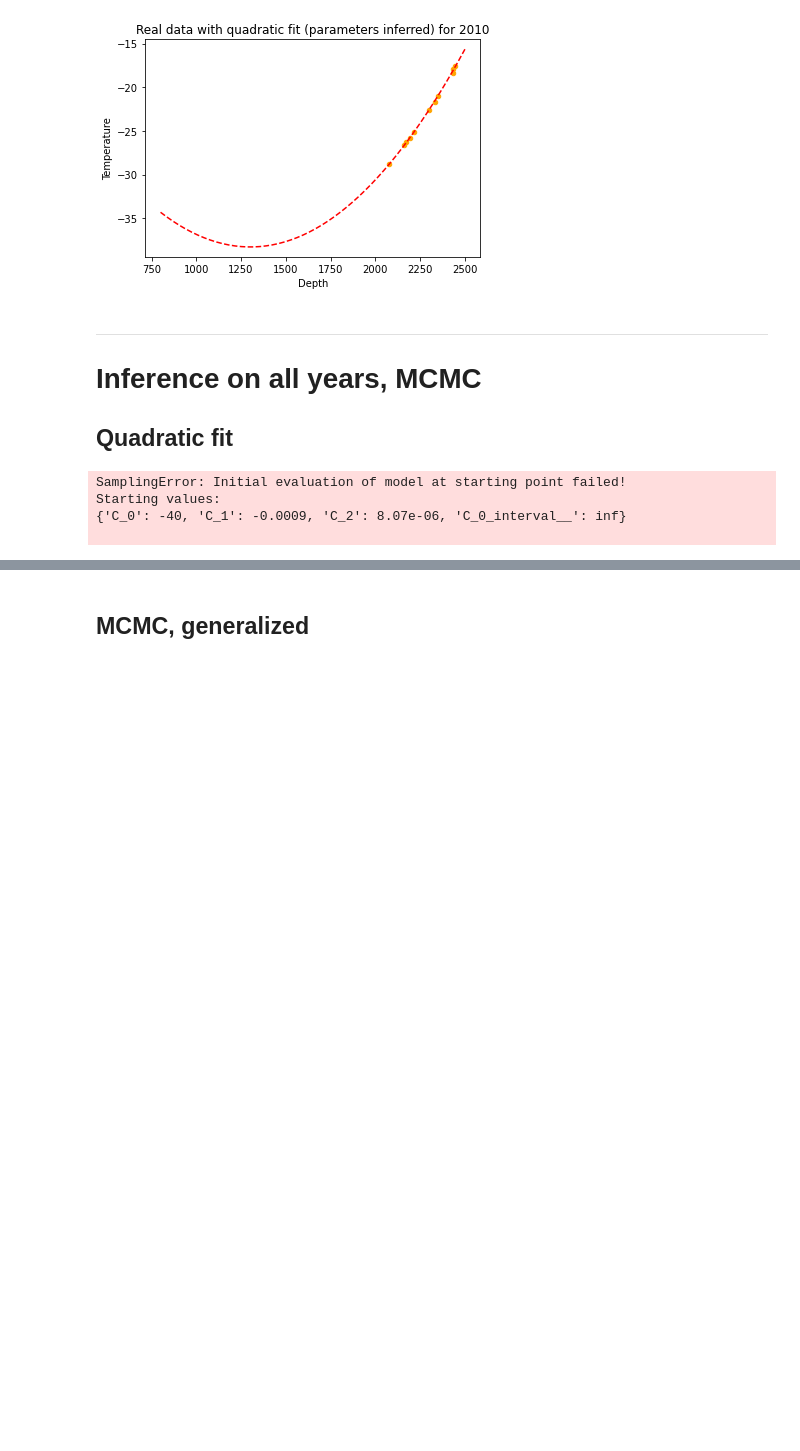
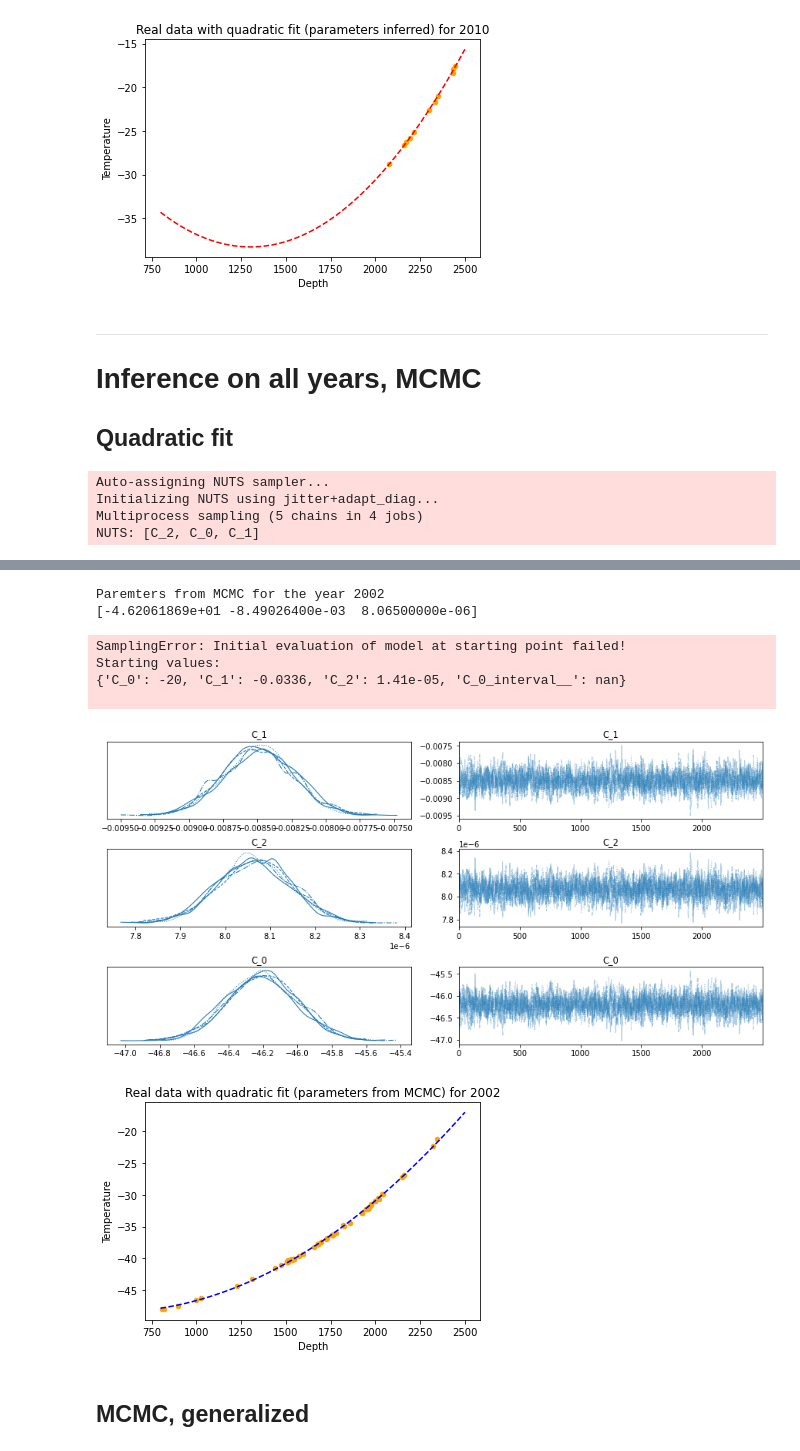
Before and after one commit to phys201/icetemp, a Jupyter notebook: analysis.ipynb, the cells around one changed output, grey strips where cells are left out. Drawn from its saved outputs; the diff is of its cells as text; code cells hidden in the pictures; blank space fills up the shorter version.

Commit message:
tweaked start for analysis

```diff
--- a/analysis.ipynb
+++ b/analysis.ipynb
@@ -72,7 +72,7 @@ ____
 ## Quadratic fit
 # %%
 #MCMC on real data
-init_guess_all = [{'C_0':-40, 'C_1':-0.0009, 'C_2':8.07e-06},
+init_guess_all = [{'C_0':-50, 'C_1':-0.0009, 'C_2':8.07e-06},
                   {'C_0':-20, 'C_1':-0.0336, 'C_2':1.41e-05},
                   {'C_0':-18, 'C_1':-0.0353, 'C_2':1.45e-05},
                   {'C_0':-12, 'C_1':-0.0410, 'C_2':1.58e-05}] #based on the results from the algebraic fit of all datasets (see above)
@@ -100,7 +100,7 @@ for year in range(len(data)):
     plt.plot(x, params[2]*x**2 + params[1]*x + params[0], linestyle='dashed', color='blue')
     plt.title("Real data with quadratic fit (parameters from MCMC) for {}".format(data[year]['data_year'][0]))
 # %% [output]
-SamplingError: Initial evaluation of model at starting point failed!
-Starting values:
-{'C_0': -40, 'C_1': -0.0009, 'C_2': 8.07e-06, 'C_0_interval__': inf}
-
+Auto-assigning NUTS sampler...
+Initializing NUTS using jitter+adapt_diag...
+Multiprocess sampling (5 chains in 4 jobs)
+NUTS: [C_2, C_0, C_1]
@@ -107,3 +110,11 @@ Starting values:
+Paremters from MCMC for the year 2002
+[-4.62061869e+01 -8.49026400e-03  8.06500000e-06]
+SamplingError: Initial evaluation of model at starting point failed!
+Starting values:
+{'C_0': -20, 'C_1': -0.0336, 'C_2': 1.41e-05, 'C_0_interval__': nan}
+
+[figure, added]
+[figure, added]
 # %% [markdown]
 ## MCMC, generalized
 # %%
```
Also changed, not shown: parts of 5 cells of this notebook.
